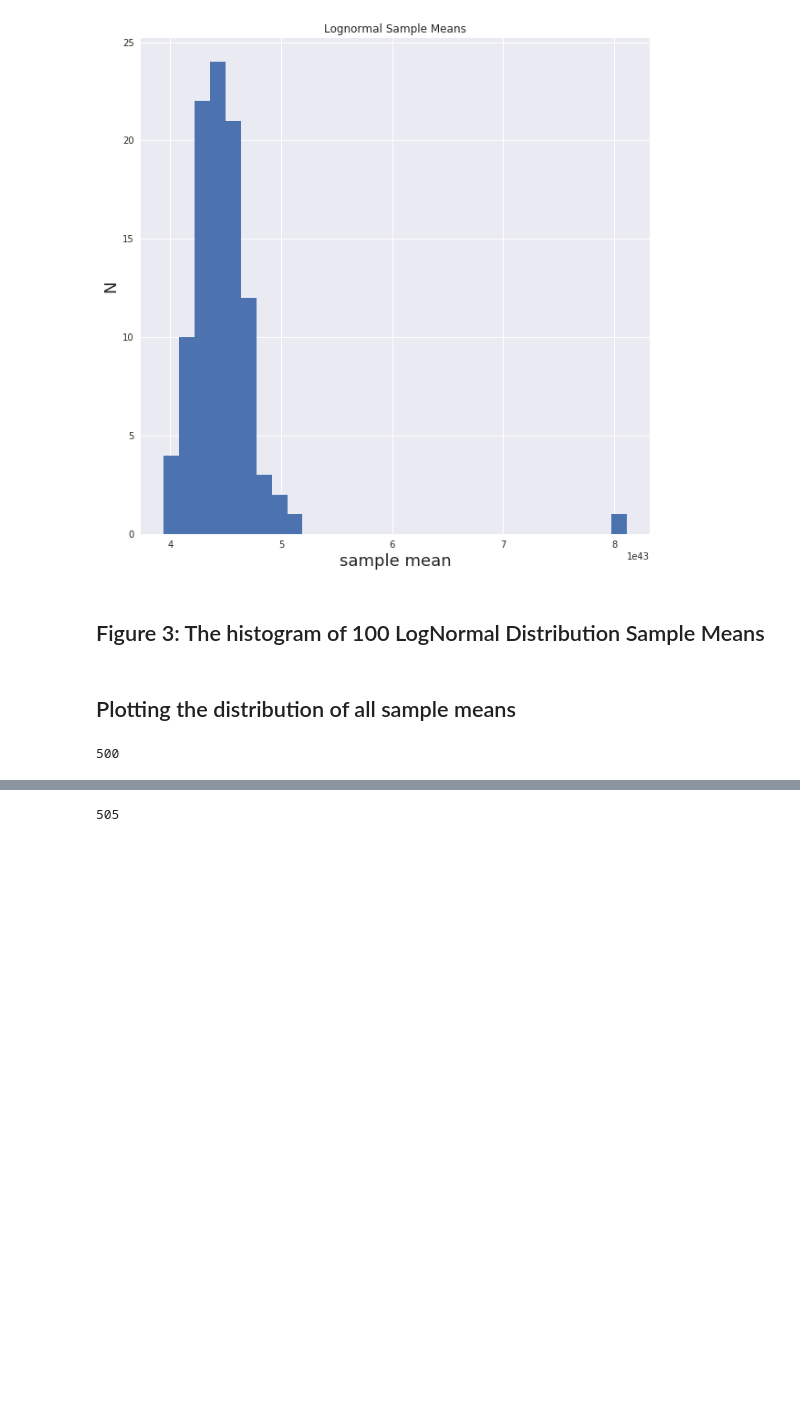
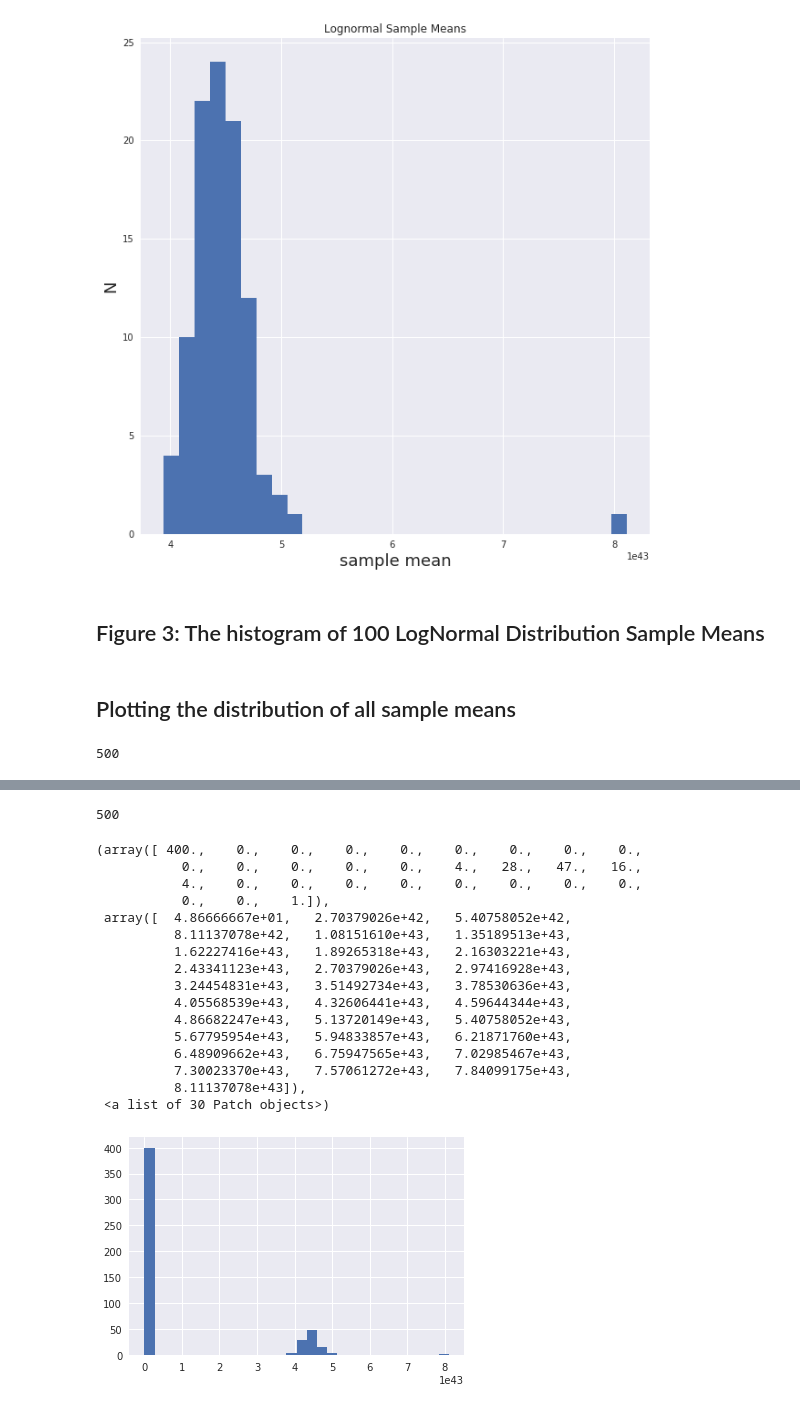
Before and after one commit to tanyani/PUI2018_tn1050, a Jupyter notebook: HW4_tn1050/Assignment1-Solutions.ipynb, the cells around one changed output, grey strips where cells are left out. Drawn from its saved outputs; the diff is of its cells as text; code cells hidden in the pictures; blank space fills up the shorter version.

```diff
--- a/HW4_tn1050/Assignment1-Solutions.ipynb
+++ b/HW4_tn1050/Assignment1-Solutions.ipynb
@@ -312,10 +312,7 @@ len(l_all)
 l_all=[]
 for i in md:
     print(i)
-    for j in md[i]:
-#         print(list(md[i]['means'].values()))
-        l_all.append(list(md[i]['means'].values()))
-#         break
+    l_all+=(list(md[i]['means'].values()))
 #     break
 l_all
 # %% [output]
@@ -344,8 +341,26 @@ gaus
 # %%
 len(l_all)
 # %% [output]
-505
+500
 # %%
 mean=np.array(l_all).mean()
 std=np.array(l_all).std()
-pl.hist(l_all,bins=30,normed=True)
+pl.hist(l_all,bins=30)
+# %% [output]
+(array([ 400.,    0.,    0.,    0.,    0.,    0.,    0.,    0.,    0.,
+           0.,    0.,    0.,    0.,    0.,    4.,   28.,   47.,   16.,
+           4.,    0.,    0.,    0.,    0.,    0.,    0.,    0.,    0.,
+           0.,    0.,    1.]),
+ array([  4.86666667e+01,   2.70379026e+42,   5.40758052e+42,
+          8.11137078e+42,   1.08151610e+43,   1.35189513e+43,
+          1.62227416e+43,   1.89265318e+43,   2.16303221e+43,
+          2.43341123e+43,   2.70379026e+43,   2.97416928e+43,
+          3.24454831e+43,   3.51492734e+43,   3.78530636e+43,
+          4.05568539e+43,   4.32606441e+43,   4.59644344e+43,
+          4.86682247e+43,   5.13720149e+43,   5.40758052e+43,
+          5.67795954e+43,   5.94833857e+43,   6.21871760e+43,
+          6.48909662e+43,   6.75947565e+43,   7.02985467e+43,
+          7.30023370e+43,   7.57061272e+43,   7.84099175e+43,
+          8.11137078e+43]),
+ <a list of 30 Patch objects>)
+[figure, added]
```
Also changed, not shown: parts of 1 cell of this notebook, 2 other files.
